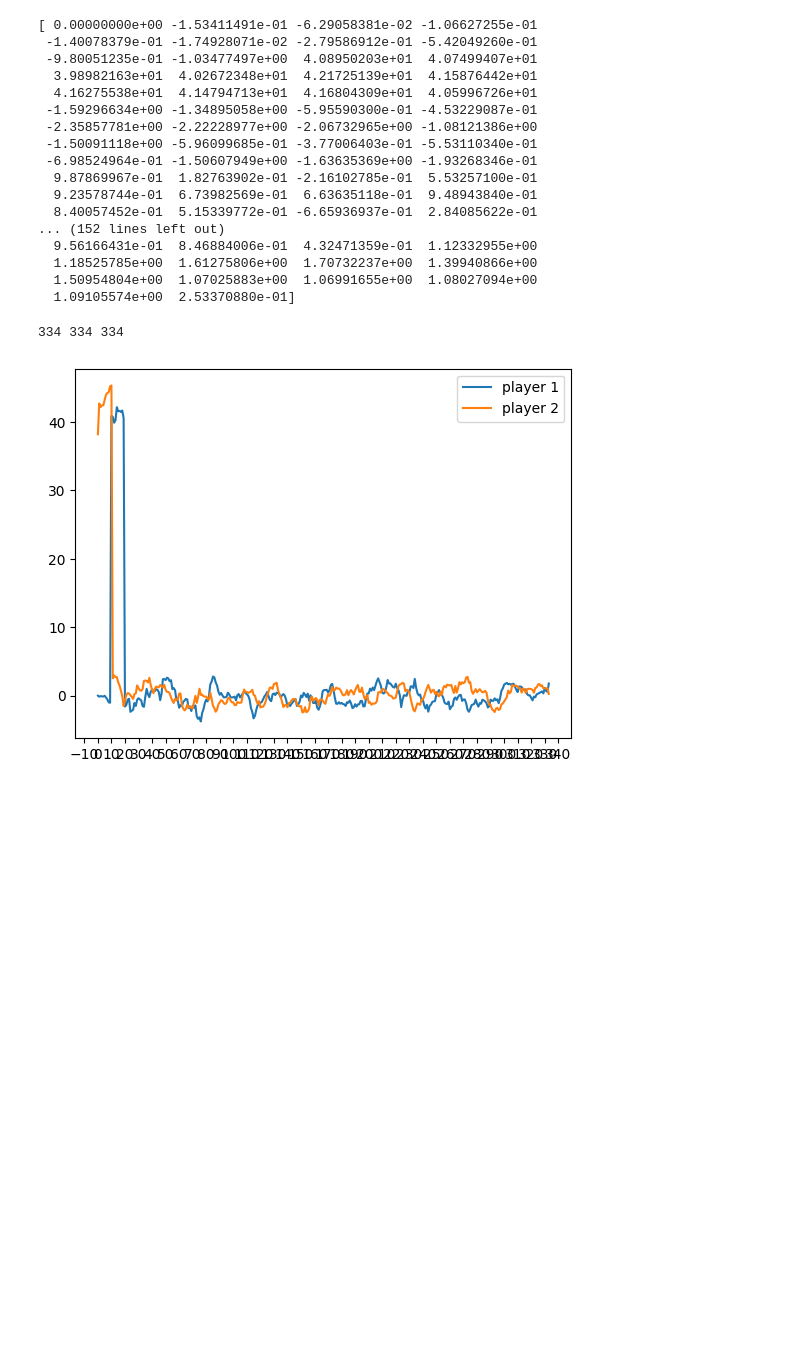
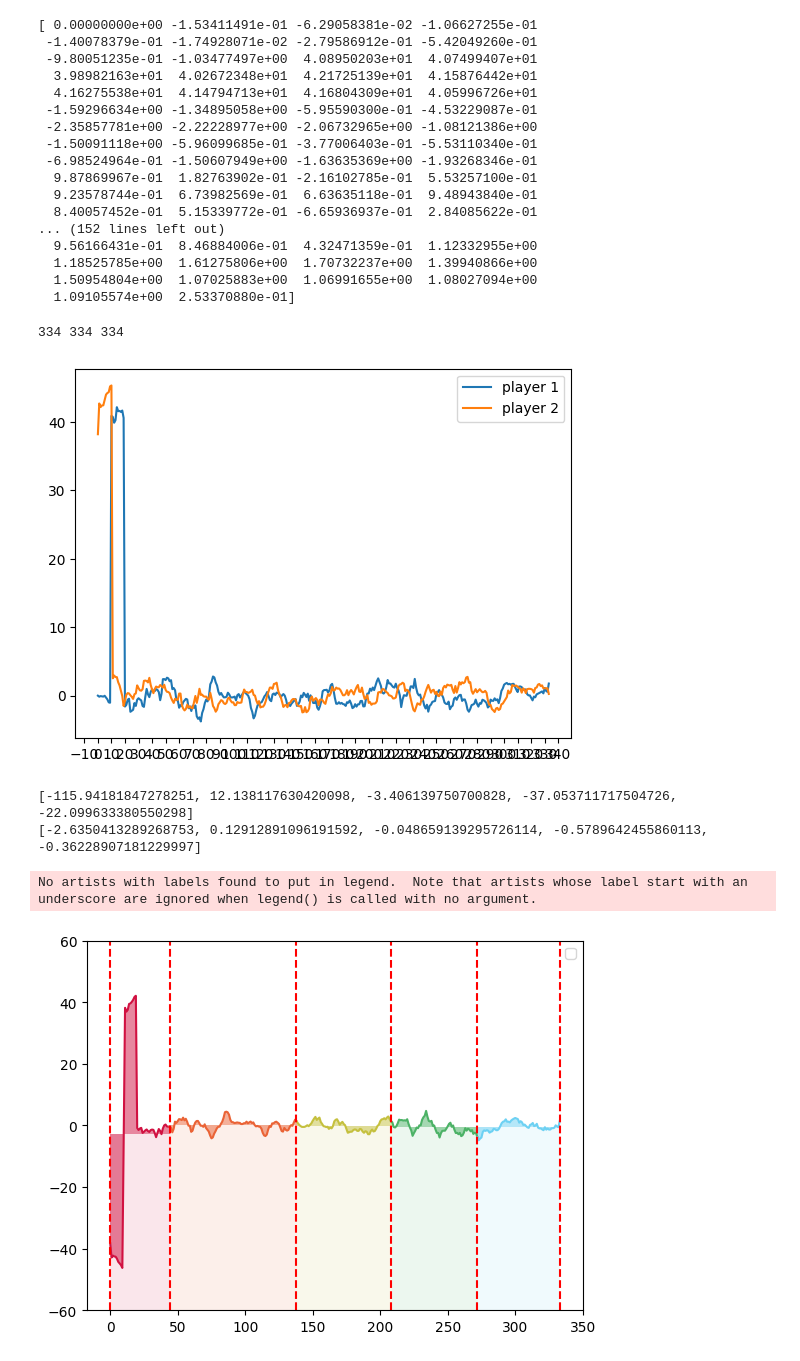
Before and after one commit to junqi1121/MCM-ICM, a Jupyter notebook: test-ljq copy 2.ipynb, the cells around one changed output. Saved outputs shown, nothing was run; the diff lists cells and outputs as text; code cells hidden in the pictures; blank space fills up the shorter version.

```diff
--- a/test-ljq copy 2.ipynb
+++ b/test-ljq copy 2.ipynb
@@ -962,3 +962,66 @@ plt.legend()
 plt.show()
 # %% [output]
 [figure]
+# %%
+# 在同一个坐标系下画出两个运动员的动量变化
+import matplotlib.pyplot as plt
+import numpy as np
+import matplotlib.pyplot as plt
+import matplotlib.ticker as ticker
+
+game = [0, 44, 138, 208, 272, 333]
+avg = [0, 0, 0, 0, 0]
+colors = ["#d11141", "#ea6336", "#c5c03e", "#4cb266", "#6dd1f3"]
+
+x = np.arange(334)
+y = momentum_1 - momentum_2
+y_min = -60
+y_max = 61
+
+for i in range(len(y)):
+    if i <= game[1]:
+        avg[0] += y[i]
+    elif i <= game[2]:
+        avg[1] += y[i]
+    elif i <= game[3]:
+        avg[2] += y[i]
+    elif i <= game[4]:
+        avg[3] += y[i]
+    elif i <= game[5]:
+        avg[4] += y[i]
+
+print(avg)
+
+for i in range(1, 6):
+    avg[i - 1] /= (game[i] - game[i - 1])
+
+print(avg)
+
+fig, ax = plt.subplots()
+# ax.plot(momentum_1, label='player 1')
+for i in range(5):
+    ax.plot(x[game[i] : game[i + 1] + 1], y[game[i] : game[i + 1] + 1], color = colors[i], alpha = 1)
+# ax.plot(y, label='player 2')
+
+for i in range(len(y)):
+    now = (i > game[1]) + (i > game[2]) + (i > game[3]) + (i > game[4])
+    bottom = avg[now] if avg[now] < y[i] else y[i]
+    height = abs(avg[now] - y[i])
+    ax.bar(i, bottom = bottom, height = height, ls="--", align = "center", fc=colors[now], alpha = 0.5, width = 1)
+    ax.bar(i, bottom = y_min, height = avg[now] - y_min, ls="--", align = "center", fc=colors[now], alpha = 0.1, width = 1)
+
+ax.xaxis.set_major_locator(ticker.MultipleLocator(10))
+ax.yaxis.set_major_locator(ticker.MultipleLocator(10))
+for i in game:
+    plt.axvline(x = i, color='r', linestyle='--')
+
+ax.set_xticks([i for i in range(0, 351, 50)])
+ax.set_yticks([i for i in range(y_min, y_max, 20)])
+
+plt.legend()
+plt.show()
+# %% [output]
+[-115.94181847278251, 12.138117630420098, -3.406139750700828, -37.053711717504726, -22.099633380550298]
+[-2.6350413289268753, 0.12912891096191592, -0.048659139295726114, -0.5789642455860113, -0.36228907181229997]
+No artists with labels found to put in legend.  Note that artists whose label start with an underscore are ignored when legend() is called with no argument.
+[figure, added]
```
Also changed, not shown: parts of 1 cell of this notebook, 15 other files.
